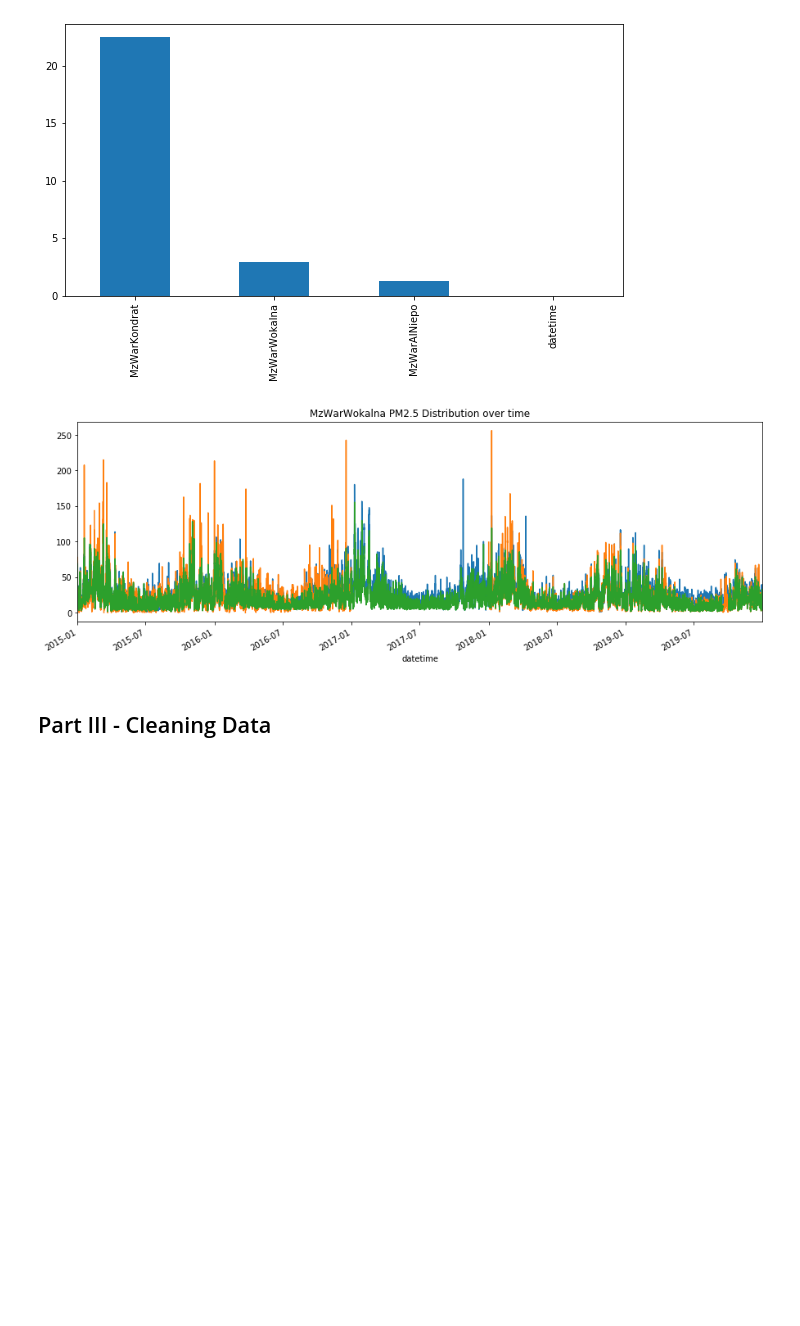
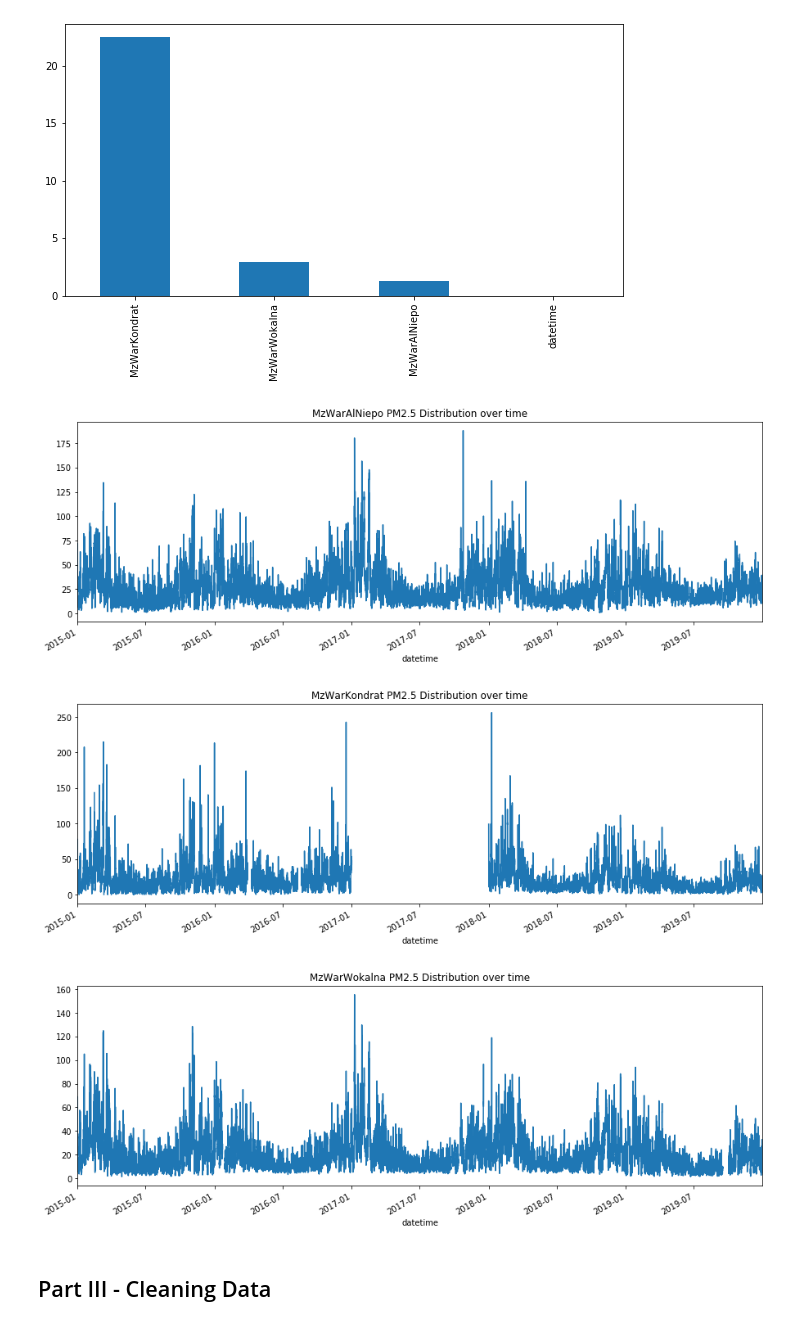
Before and after one commit to mattzajac/DataWorkshop_Competition_Warsaw_Air_Pollution, a Jupyter notebook: Warsaw Air Pollution EDA.ipynb, the cells around one changed output. Saved outputs shown, nothing was run; the diff lists cells and outputs as text; code cells hidden in the pictures; blank space fills up the shorter version.

```diff
--- a/Warsaw Air Pollution EDA.ipynb
+++ b/Warsaw Air Pollution EDA.ipynb
@@ -173,6 +173,7 @@ feats = ['apparentTemperature', 'cloudCover', 'dewPoint', 'humidity', 'ozone',
 for x in feats:
     darksky_copy = darksky.copy()
     darksky_copy.index = darksky_copy.datetime
+    plt.figure(figsize=(15, 5))
     plt.title('{} Distribution over time'.format(x))
-    darksky_copy[x].plot(figsize=(15, 5));
+    darksky_copy[x].plot();
 # %% [output]
@@ -276,15 +289,18 @@ missing_perc.plot.bar(figsize=(10,5), color=base_color);
 # %%
 # check the time distribution of the missing values for MzWarAlNiepo station
 feats = ['MzWarAlNiepo', 'MzWarKondrat', 'MzWarWokalna']
 
 
 for x in feats:
     gios_copy = gios.copy()
     gios_copy.index = gios_copy.datetime
+    plt.figure(figsize=(15, 5))
     plt.title('{} PM2.5 Distribution over time'.format(x))
-    gios_copy[x].plot(figsize=(15, 5));
+    gios_copy[x].plot();
 # %% [output]
-[figure, old version]
+[figure, new version]
+[figure, added]
+[figure, added]
 # %% [markdown]
 <a id='clean'></a>
 ## Part III - Cleaning Data
```
Also changed, not shown: parts of 4 cells of this notebook.
